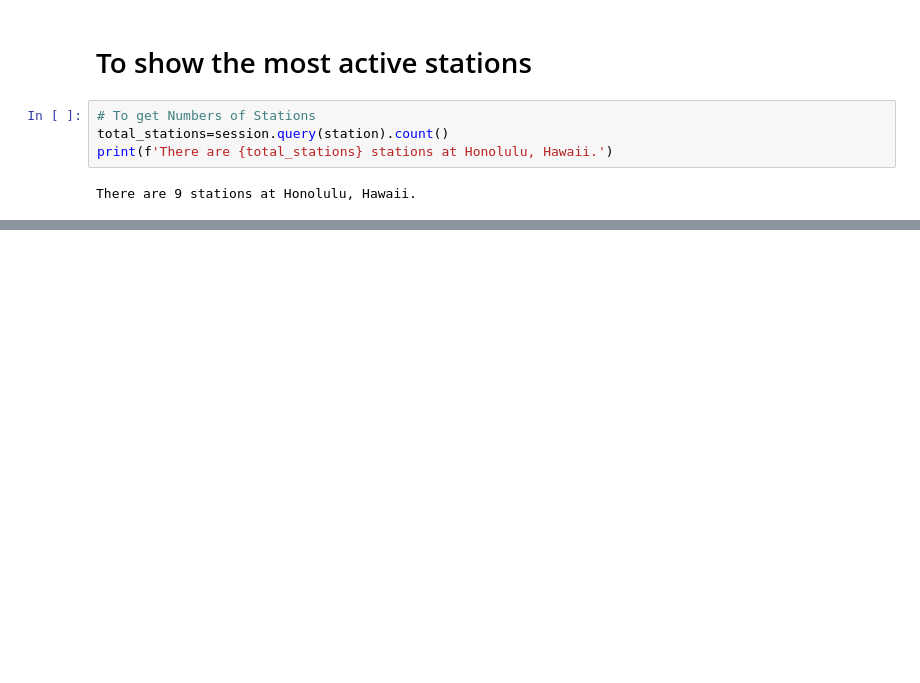
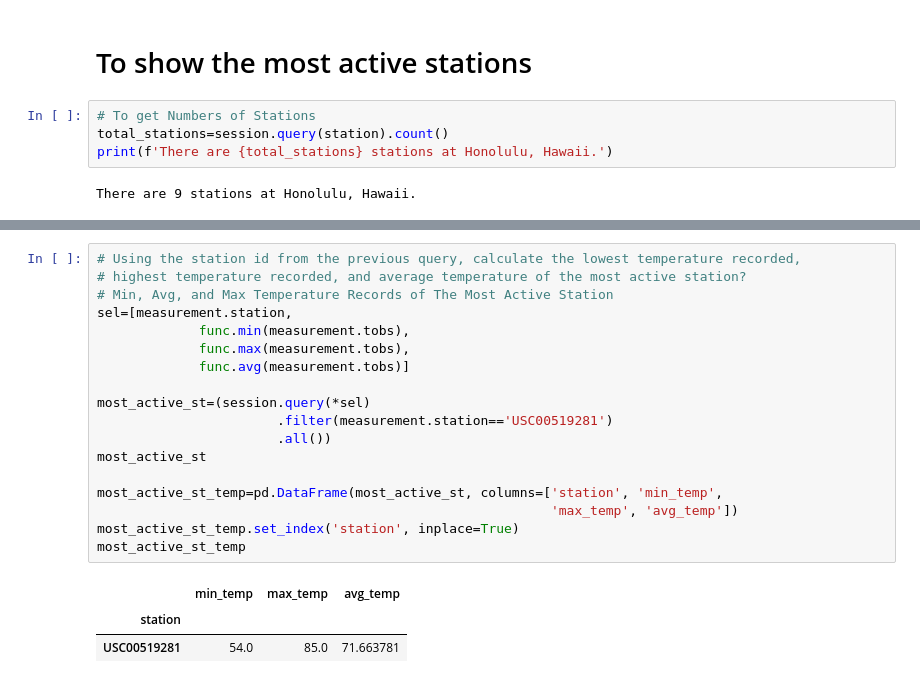
Before and after one commit to nams238/SQLAlchemy-Challange, a Jupyter notebook: climate_starter.ipynb, the cells around one changed output, grey strips where cells are left out. Saved outputs shown, nothing was run; the diff lists cells and outputs as text; blank space fills up the shorter version.

Commit message:
using station id from query lowest and highest tempreture calculated

```diff
--- a/climate_starter.ipynb
+++ b/climate_starter.ipynb
@@ -244,0 +263,22 @@ There are 9 stations at Honolulu, Hawaii.
+# %%
+# Using the station id from the previous query, calculate the lowest temperature recorded,
+# highest temperature recorded, and average temperature of the most active station?
+# Min, Avg, and Max Temperature Records of The Most Active Station
+sel=[measurement.station,
+             func.min(measurement.tobs),
+             func.max(measurement.tobs),
+             func.avg(measurement.tobs)]
+
+most_active_st=(session.query(*sel)
+                       .filter(measurement.station=='USC00519281')
+                       .all())
+most_active_st
+
+most_active_st_temp=pd.DataFrame(most_active_st, columns=['station', 'min_temp',
+                                                          'max_temp', 'avg_temp'])
+most_active_st_temp.set_index('station', inplace=True)
+most_active_st_temp
+# %% [output]
+|  | min_temp | max_temp | avg_temp |
+| station |  |  |  |
+| USC00519281 | 54.0 | 85.0 | 71.663781 |
```
Also changed, not shown: parts of 1 cell of this notebook.
